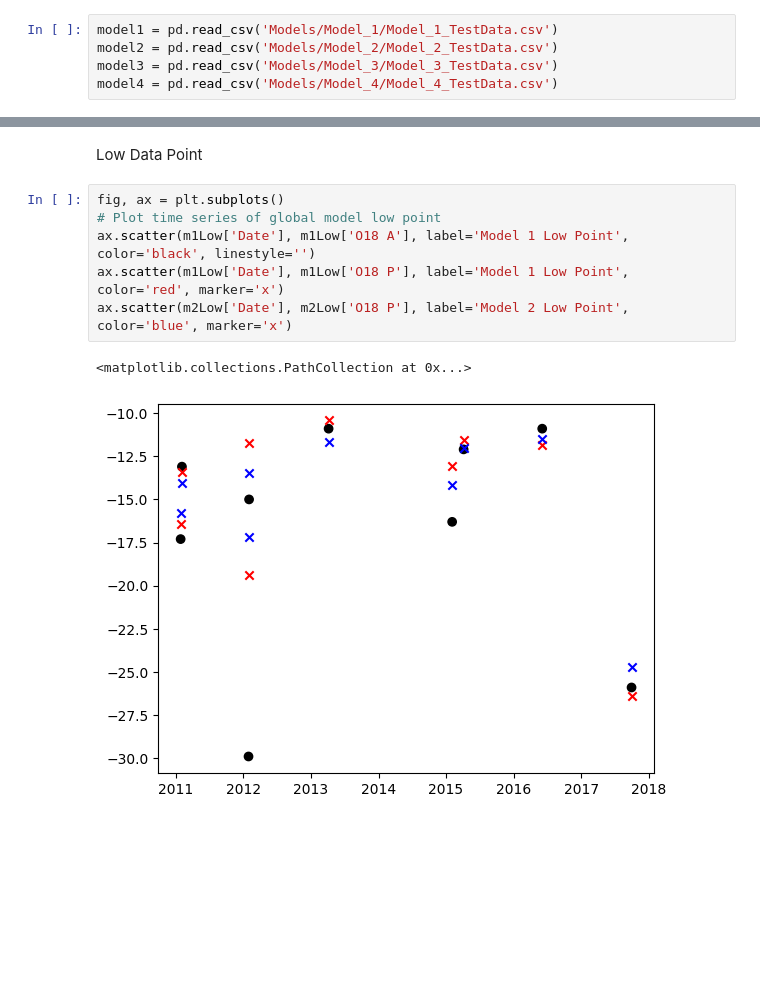
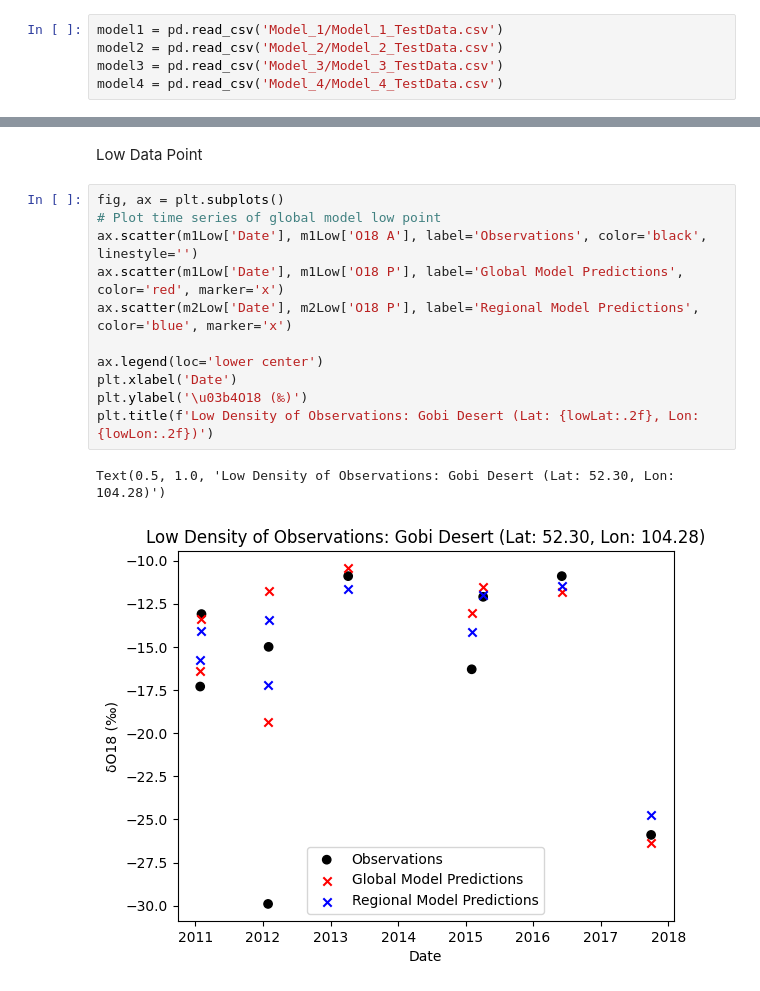
Before and after one commit to JaxtonGray/isoNet_Models, a Jupyter notebook: Models/Temp.ipynb, the cells around one changed output, grey strips where cells are left out. Drawn from its saved outputs; the diff is of its cells as text; blank space fills up the shorter version.

```diff
--- a/Models/Temp.ipynb
+++ b/Models/Temp.ipynb
@@ -8,9 +7,9 @@ import contextily as ctx
 import shapely as shp
 # %%
-model1 = pd.read_csv('Models/Model_1/Model_1_TestData.csv')
-model2 = pd.read_csv('Models/Model_2/Model_2_TestData.csv')
-model3 = pd.read_csv('Models/Model_3/Model_3_TestData.csv')
-model4 = pd.read_csv('Models/Model_4/Model_4_TestData.csv')
+model1 = pd.read_csv('Model_1/Model_1_TestData.csv')
+model2 = pd.read_csv('Model_2/Model_2_TestData.csv')
+model3 = pd.read_csv('Model_3/Model_3_TestData.csv')
+model4 = pd.read_csv('Model_4/Model_4_TestData.csv')
 # %%
 # Convert Julian Day Sin to Julian Day
 def undoJulianDaySin(values):
@@ -99,9 +105,14 @@ Low Data Point
 # %%
 fig, ax = plt.subplots()
 # Plot time series of global model low point
-ax.scatter(m1Low['Date'], m1Low['O18 A'], label='Model 1 Low Point', color='black', linestyle='')
-ax.scatter(m1Low['Date'], m1Low['O18 P'], label='Model 1 Low Point', color='red', marker='x')
-ax.scatter(m2Low['Date'], m2Low['O18 P'], label='Model 2 Low Point', color='blue', marker='x')
+ax.scatter(m1Low['Date'], m1Low['O18 A'], label='Observations', color='black', linestyle='')
+ax.scatter(m1Low['Date'], m1Low['O18 P'], label='Global Model Predictions', color='red', marker='x')
+ax.scatter(m2Low['Date'], m2Low['O18 P'], label='Regional Model Predictions', color='blue', marker='x')
+
+ax.legend(loc='lower center')
+plt.xlabel('Date')
+plt.ylabel('\u03b4O18 (‰)')
+plt.title(f'Low Density of Observations: Gobi Desert (Lat: {lowLat:.2f}, Lon: {lowLon:.2f})')
 # %% [output]
-<matplotlib.collections.PathCollection at 0x...>
+Text(0.5, 1.0, 'Low Density of Observations: Gobi Desert (Lat: 52.30, Lon: 104.28)')
-[figure, old version]
+[figure, new version]
```
Also changed, not shown: parts of 4 cells of this notebook.
